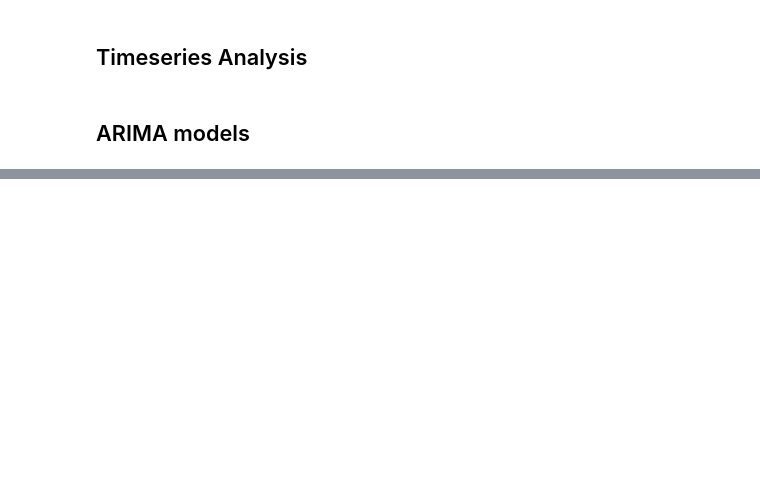
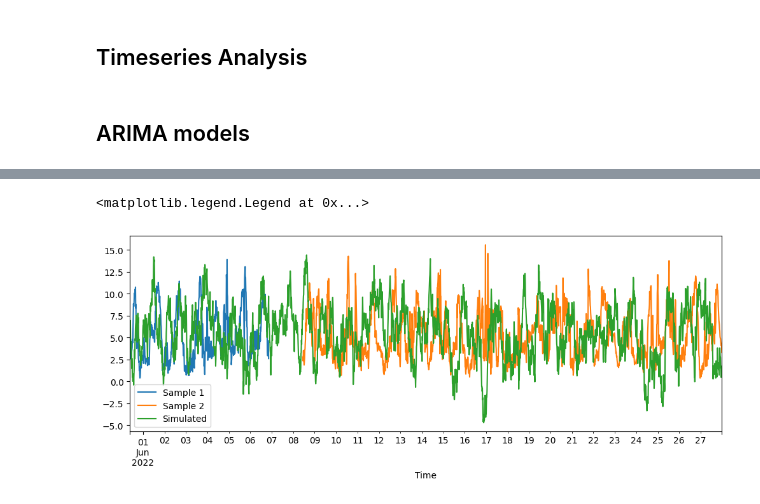
Before and after one commit to hazrmard/wind-pred, a Jupyter notebook: ERDC.ipynb, the cells around one changed output, grey strips where cells are left out. Saved outputs shown, nothing was run; the diff lists cells and outputs as text; code cells hidden in the pictures; blank space fills up the shorter version.

```diff
--- a/ERDC.ipynb
+++ b/ERDC.ipynb
@@ -122,0 +159,10 @@ plt.legend()
+# %%
+plt.figure(figsize=(12,4))
+sim = result.simulate(int((seqs[1].index[-1] - seqs[0].index[0]) / seqs[0].index.freq))
+seqs[0].Speed.plot(label='Sample 1')
+seqs[1].Speed.plot(label='Sample 2')
+sim.plot(label='Simulated')
+plt.legend()
+# %% [output]
+<matplotlib.legend.Legend at 0x...>
+[figure, added]
```
Also changed, not shown: parts of 44 cells of this notebook, 1 other file.
